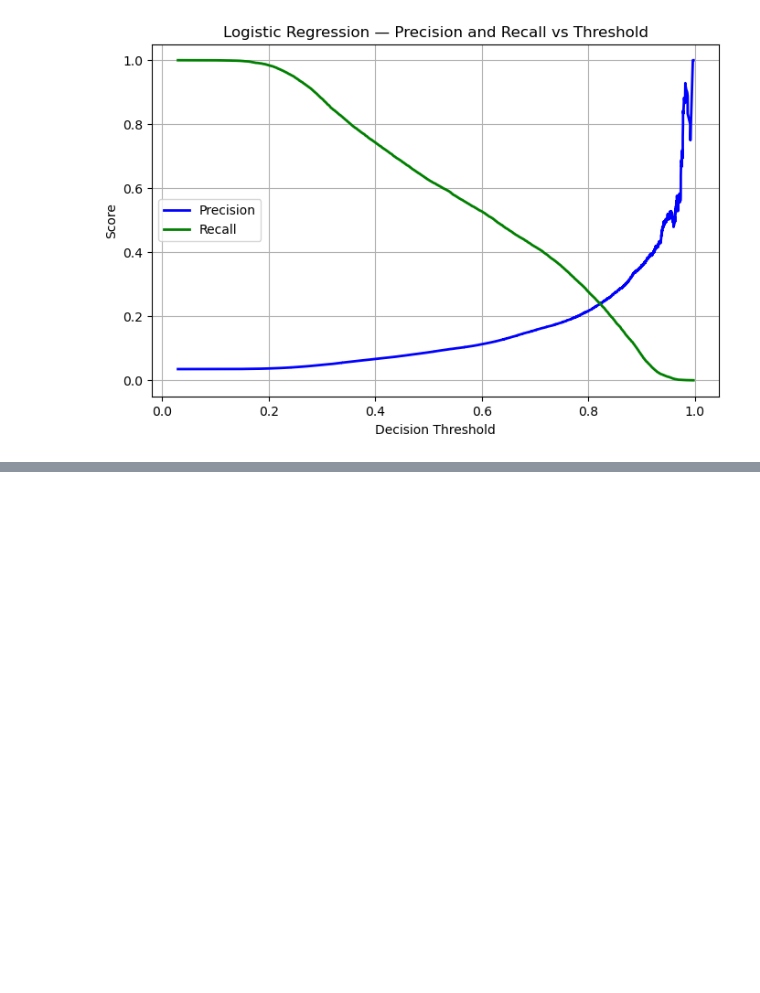
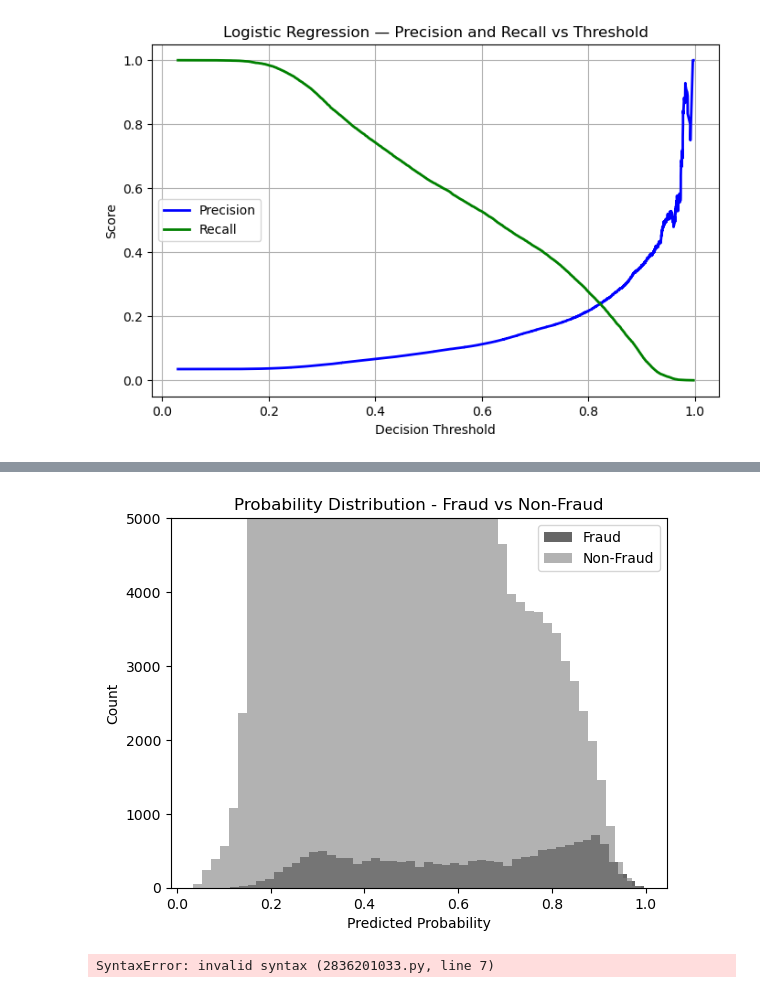
Before and after one commit to codedbyyprince/Fraud-Assessment, a Jupyter notebook: Notebooks/5_Model_iteration/lr_fraud.ipynb, the cells around one changed output, grey strips where cells are left out. Saved outputs shown, nothing was run; the diff lists cells and outputs as text; code cells hidden in the pictures; blank space fills up the shorter version.

```diff
--- a/Notebooks/5_Model_iteration/lr_fraud.ipynb
+++ b/Notebooks/5_Model_iteration/lr_fraud.ipynb
@@ -185,0 +208,21 @@ df.info()
+# %%
+plt.hist(fraud_probs, bins=50, alpha=0.6, label='Fraud', color='black')
+plt.hist(nonfraud_probs, bins=50, alpha=0.6, label='Non-Fraud', color='grey')
+plt.xlabel('Predicted Probability')
+plt.ylabel('Count')
+plt.title('Probability Distribution - Fraud vs Non-Fraud')
+plt.legend()
+plt.ylim(0, 5000)
+plt.show()
+# %% [output]
+[figure, added]
+# %%
+print(f"Fraud Mean:      {fraud_probs.mean():.4f}")
+print(f"Non-Fraud Mean:  {nonfraud_probs.mean():.4f}")
+print(f"Gap:             {(fraud_probs.mean() - nonfraud_probs.mean()):.4f}")
+print(f"Fraud Max:       {fraud_probs.max():.4f}")
+print(f"Non Fraud min: {nonfraud_probs.min():.4f}")
+print(f"Fraud Std:         {fraud_probs.std():.4f}")
+print(f"Non-Fraud Std:     {nonfraud_probs.std():.4f}")``
+# %% [output]
+SyntaxError: invalid syntax (2836201033.py, line 7)
```
Also changed, not shown: parts of 11 cells of this notebook, 3 other files.
